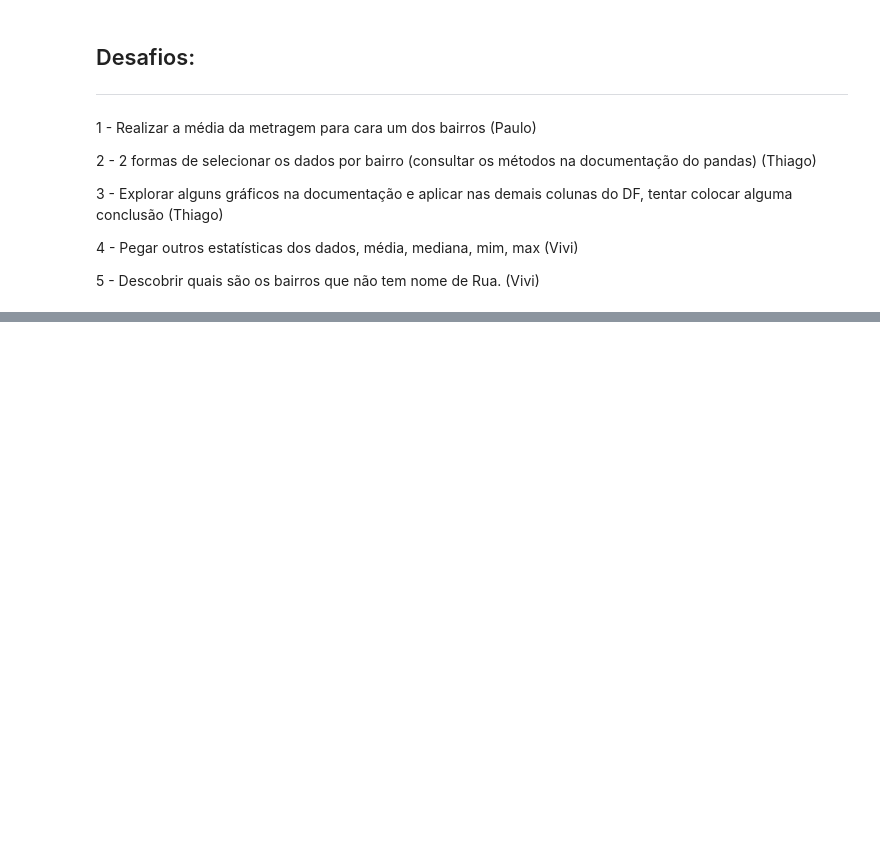
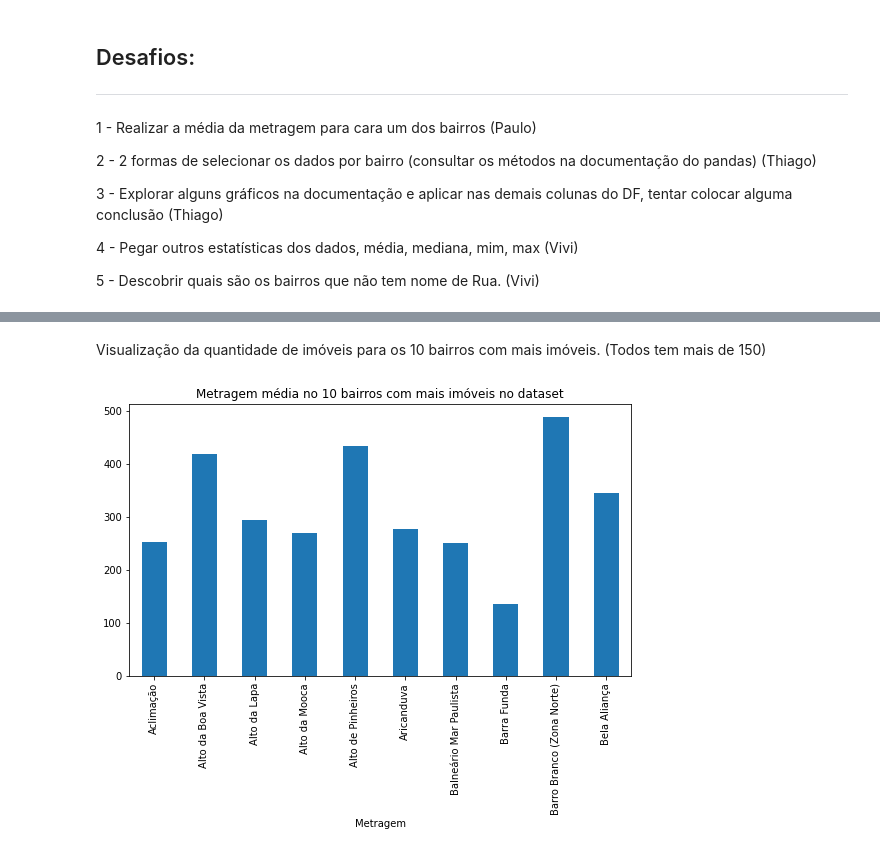
Before and after one commit to njuliacsouza/imersaoDADOS_Alura4, a Jupyter notebook: desafios/Imersao_dados_4_aula01.ipynb, the cells around one changed output, grey strips where cells are left out. Saved outputs shown, nothing was run; the diff lists cells and outputs as text; code cells hidden in the pictures; blank space fills up the shorter version.

```diff
--- a/desafios/Imersao_dados_4_aula01.ipynb
+++ b/desafios/Imersao_dados_4_aula01.ipynb
@@ -159,0 +209,10 @@ n_imoveis_bairro.head(10).plot.bar()
+# %% [markdown]
+Visualização da quantidade de imóveis para os 10 bairros com mais imóveis. (Todos tem mais de 150)
+# %%
+plt.figure(figsize=(9,5))
+plt.title('Metragem média no 10 bairros com mais imóveis no dataset')
+dados.groupby('Bairro')['Metragem'].mean().head(10).plot.bar()
+plt.xlabel('Metragem')
+plt.show()
+# %% [output]
+[figure, added]
```
Also changed, not shown: parts of 16 cells of this notebook.
